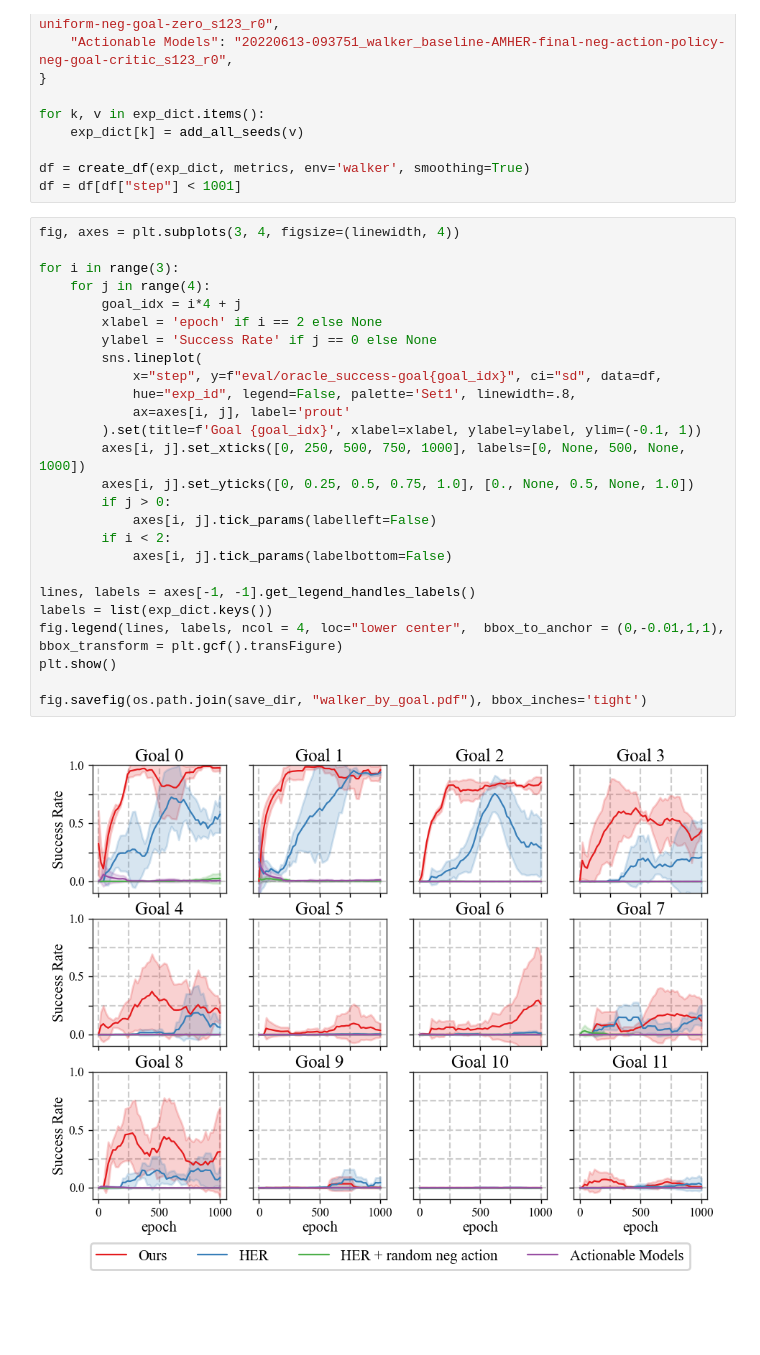
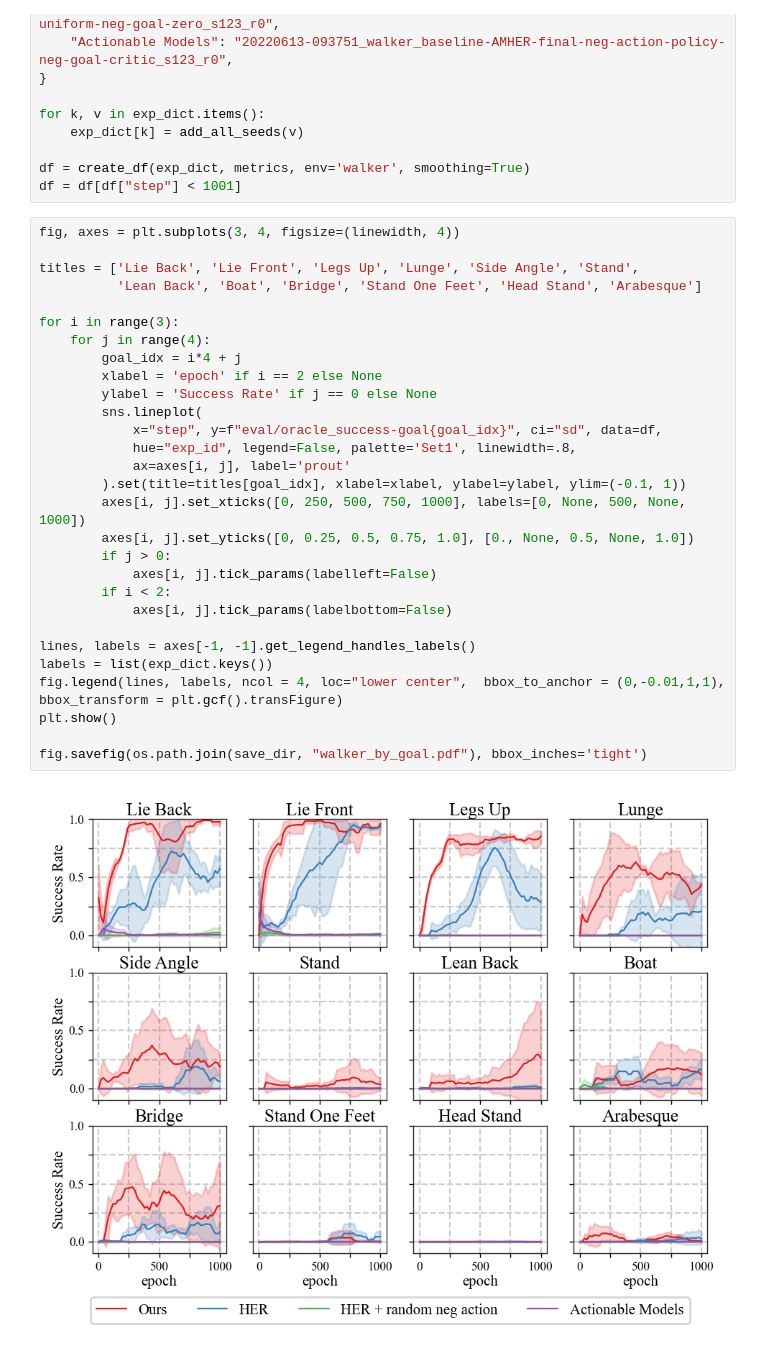
Before and after one commit to facebookresearch/go-fresh, a Jupyter notebook: notebooks/plot_paper.ipynb, the cells around one changed output. Drawn from its saved outputs; the diff is of its cells as text; blank space fills up the shorter version.

Commit message:
plot paper notebook

```diff
--- a/notebooks/plot_paper.ipynb
+++ b/notebooks/plot_paper.ipynb
@@ -355,29 +355,32 @@ df = create_df(exp_dict, metrics, env='walker', smoothing=True)
 df = df[df["step"] < 1001]
 # %%
 fig, axes = plt.subplots(3, 4, figsize=(linewidth, 4))
+
+titles = ['Lie Back', 'Lie Front', 'Legs Up', 'Lunge', 'Side Angle', 'Stand',
+          'Lean Back', 'Boat', 'Bridge', 'Stand One Feet', 'Head Stand', 'Arabesque']
 
 for i in range(3):
     for j in range(4):
         goal_idx = i*4 + j
         xlabel = 'epoch' if i == 2 else None
         ylabel = 'Success Rate' if j == 0 else None
         sns.lineplot(
             x="step", y=f"eval/oracle_success-goal{goal_idx}", ci="sd", data=df,
             hue="exp_id", legend=False, palette='Set1', linewidth=.8,
             ax=axes[i, j], label='prout'
-        ).set(title=f'Goal {goal_idx}', xlabel=xlabel, ylabel=ylabel, ylim=(-0.1, 1))
+        ).set(title=titles[goal_idx], xlabel=xlabel, ylabel=ylabel, ylim=(-0.1, 1))
         axes[i, j].set_xticks([0, 250, 500, 750, 1000], labels=[0, None, 500, None, 1000])
         axes[i, j].set_yticks([0, 0.25, 0.5, 0.75, 1.0], [0., None, 0.5, None, 1.0])
         if j > 0:
             axes[i, j].tick_params(labelleft=False)
         if i < 2:
             axes[i, j].tick_params(labelbottom=False)
 
 lines, labels = axes[-1, -1].get_legend_handles_labels()
 labels = list(exp_dict.keys())
 fig.legend(lines, labels, ncol = 4, loc="lower center",  bbox_to_anchor = (0,-0.01,1,1), bbox_transform = plt.gcf().transFigure)
 plt.show()
 
 fig.savefig(os.path.join(save_dir, "walker_by_goal.pdf"), bbox_inches='tight')
 # %% [output]
-[figure, old version]
+[figure, new version]
```
